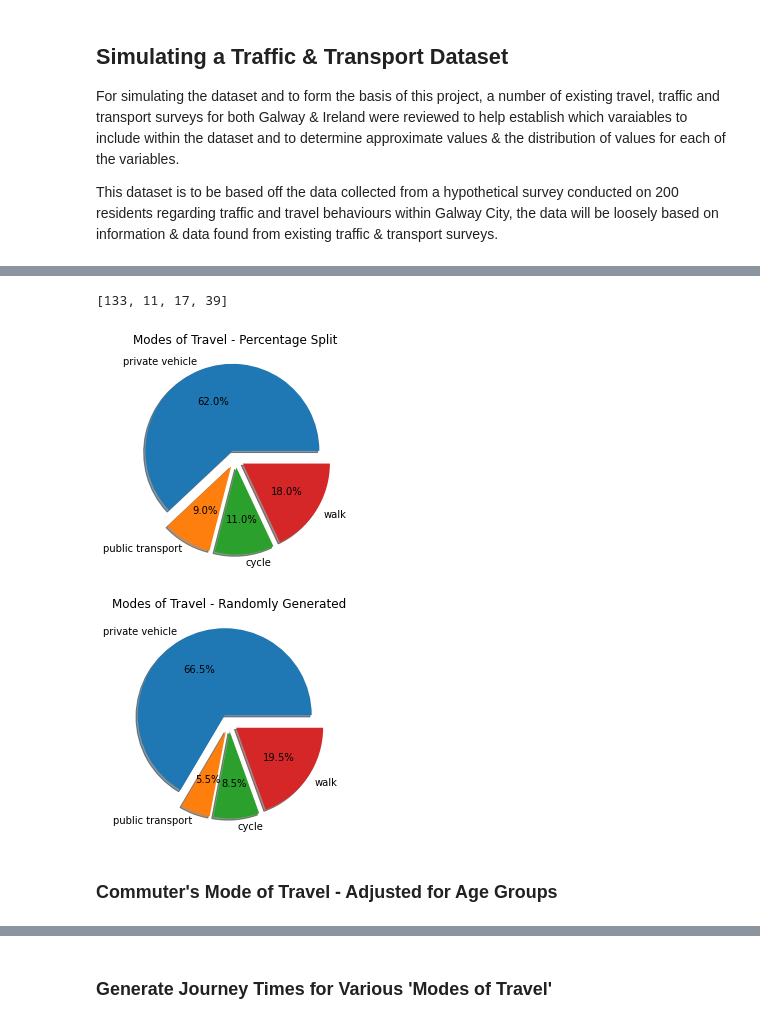
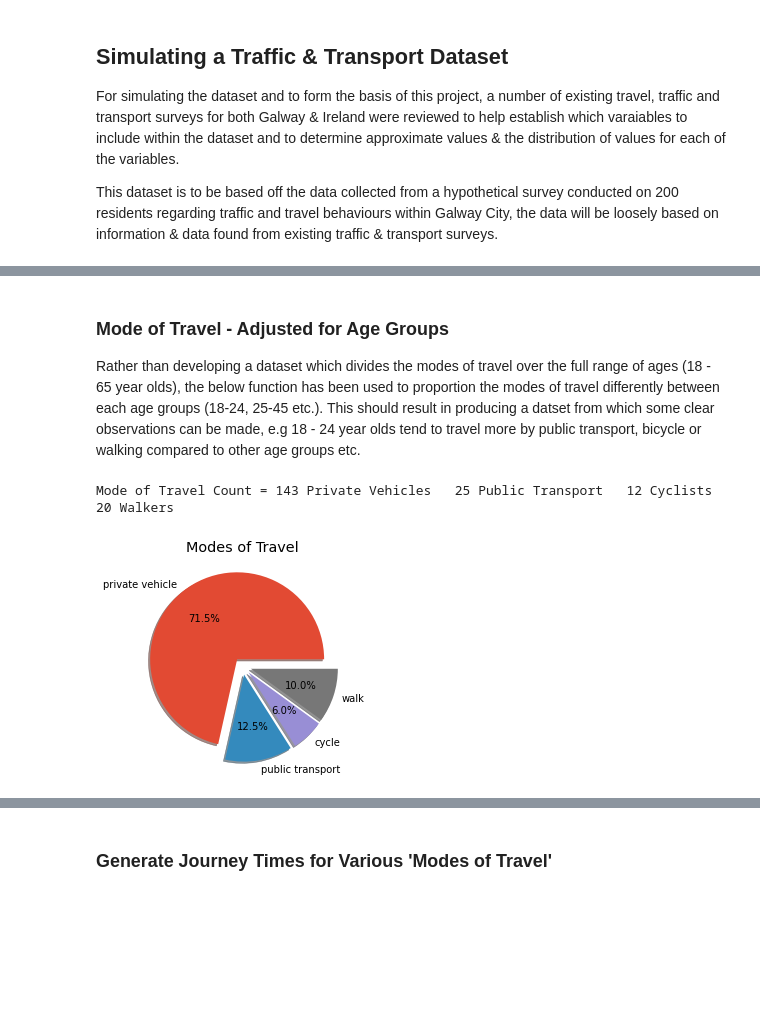
Before and after one commit to PaulSweeney89/ProgDA-Project2020, a Jupyter notebook: Traffic.ipynb, the cells around one changed output, grey strips where cells are left out. Drawn from its saved outputs; the diff is of its cells as text; code cells hidden in the pictures; blank space fills up the shorter version.

```diff
--- a/Traffic.ipynb
+++ b/Traffic.ipynb
@@ -50,4 +50,7 @@ import numpy as np
 import matplotlib.pyplot as plt
 import seaborn as sns
 import random
+
+# set plot style
+plt.style.use("ggplot")
 # %% [markdown]
@@ -76,0 +88,7 @@ For this dataset the categories for mode of travel were simplied to:
+# %%
+age = np.random.randint(low=18, high=65, size=sample_size)
+
+# Uniform distribution plot of range of ages
+plt.title("Uniform Age Distribution")
+sns.distplot(age, kde=False, bins=8, hist_kws=dict(edgecolor="grey", linewidth=1))
+plt.show()
@@ -76,0 +121,4 @@ For this dataset the categories for mode of travel were simplied to:
+# %% [markdown]
+### Mode of Travel - Adjusted for Age Groups
+
+Rather than developing a dataset which divides the modes of travel over the full range of ages (18 - 65 year olds), the below function has been used to proportion the modes of travel differently between each age groups (18-24, 25-45 etc.). This should result in producing a datset from which some clear observations can be made, e.g 18 - 24 year olds tend to travel more by public transport, bicycle or walking compared to other age groups etc.
@@ -77,39 +155,21 @@ For this dataset the categories for mode of travel were simplied to:
 # %%
-# list of modes of travel.
-m = ['private vehicle', 'public transport', 'cycle', 'walk']
+# Modes of transport for range of age groups
+mode = mot(age)
 
-# percentage split between modes of travel - 'private vehicle', 'public transport', 'cycle', 'walk'.
-percentage = [0.62, 0.09, 0.11, 0.18]
+drivers = mode.count('private vehicle')
+passengers = mode.count('public transport')
+cyclists = mode.count('cycle')
+walkers = mode.count('walk')
 
-# Generate 100 random data points for the different modes of travel, probability as per percentage split.
-mode = np.random.choice(m, size=200, p=(percentage))
-
-# Change NumPy Array to List to allow for counting of random modes of travel generated.
-mode_list = mode.tolist()
-
-# Count number of commuters using each mode of travel.
-drivers = mode_list.count('private vehicle')
-passengers = mode_list.count('public transport')
-cyclists = mode_list.count('cycle')
-walkers = mode_list.count('walk')
+print("Mode of Travel Count =", drivers, "Private Vehicles", " ", passengers, "Public Transport", " ", cyclists, "Cyclists", " ", walkers, "Walkers")
 
 # Output count list as 'c'.
 c = [drivers] + [passengers] + [cyclists] + [walkers]
 
-print(c)
-
-# Pie chart of percentage split between modes of travel.
-plt.pie(percentage, labels=m, explode = (0.1, 0.1, 0.1, 0.1), shadow=True, autopct='%1.1f%%')
-plt.title("Modes of Travel - Percentage Split")
-plt.show()
-
 # Pie chart of randomly generated split between modes of travel.
 plt.pie(c, labels=m, explode = (0.1, 0.1, 0.1, 0.1), shadow=True, autopct='%1.1f%%')
-plt.title("Modes of Travel - Randomly Generated")
+plt.title("Modes of Travel")
 plt.show()
 # %% [output]
-[133, 11, 17, 39]
+Mode of Travel Count = 143 Private Vehicles   25 Public Transport   12 Cyclists   20 Walkers
-[figure, old version]
+[figure, new version]
-[figure, removed]
-# %% [markdown]
-### Commuter's Mode of Travel - Adjusted for Age Groups
```
Also changed, not shown: parts of 26 cells of this notebook.
